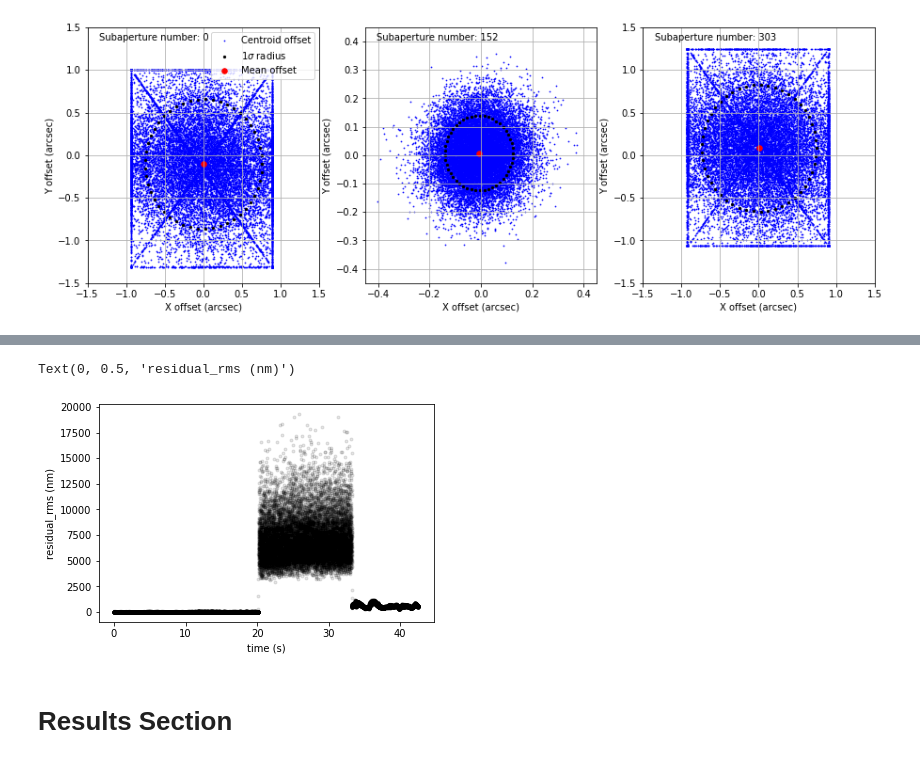
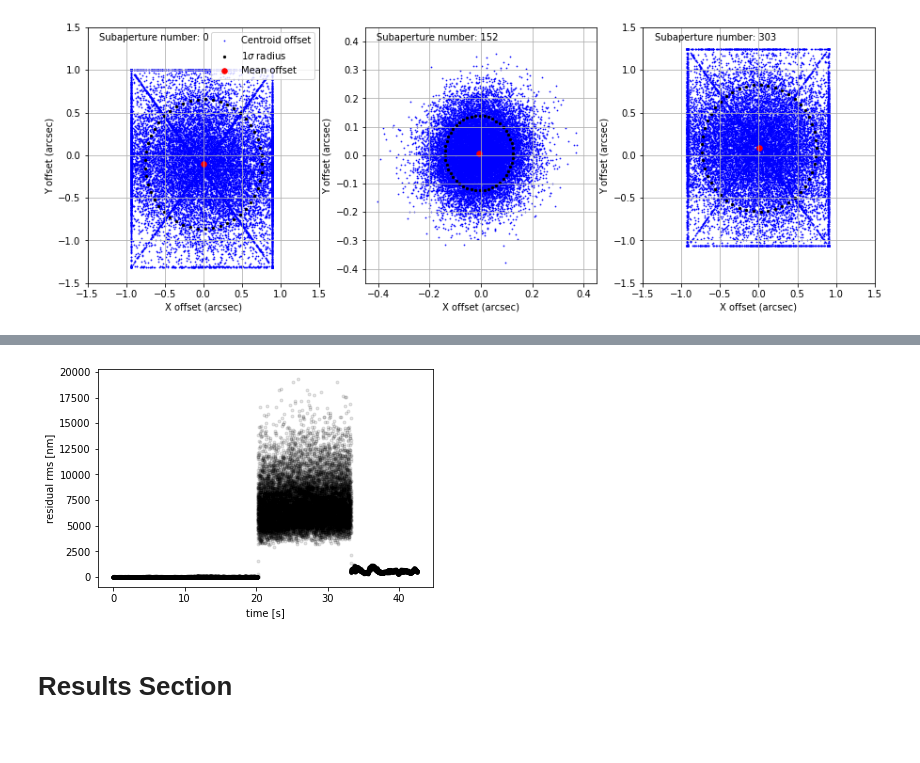
Before and after one commit to eramey16/berkeley_research, a Jupyter notebook: Keck_Performance/Analyzing_Long_Term_Performance.ipynb, the cells around one changed output, grey strips where cells are left out. Saved outputs shown, nothing was run; the diff lists cells and outputs as text; code cells hidden in the pictures.

```diff
--- a/Keck_Performance/Analyzing_Long_Term_Performance.ipynb
+++ b/Keck_Performance/Analyzing_Long_Term_Performance.ipynb
@@ -265,17 +282,17 @@ y_std = np.std(data.a.offsetcentroid[0][:, range(1, 608, 2)], axis=0)
 std_all = np.sqrt(x_std**2 + y_std**2)
 # %%
 # Different data
-testfile2 = "/g/lu/data/keck_telemetry/20170505/sdata904/nirc15/2017may05/n0130_LGS_trs.sav"
-data = readsav(testfile2)
+testfile3 = "/g/lu/data/keck_telemetry/20170505/sdata904/nirc15/2017may05/n0130_LGS_trs.sav"
+data = readsav(testfile3)
 res = data.a.residualrms[0][0]
 #x = np.linspace(0, len(res)/100, len(res))
 x = data.a.timestamp[0]/1e7 # seconds
 x -= x[0]
 plt.plot(x, res, 'k.', alpha = 0.1, linewidth = 0.5)
-plt.xlabel('time (s)')
-plt.ylabel('residual_rms (nm)')
+plt.xlabel('time [s]')
+plt.ylabel('residual rms [nm]')
+plt.savefig(p_util.tel_plots+"20170505_high_resid_rms.png")
 # %% [output]
-Text(0, 0.5, 'residual_rms (nm)')
-[figure, old version]
+[figure, new version]
 # %% [markdown]
 # Results Section
```
Also changed, not shown: parts of 10 cells of this notebook, 12 other files.
